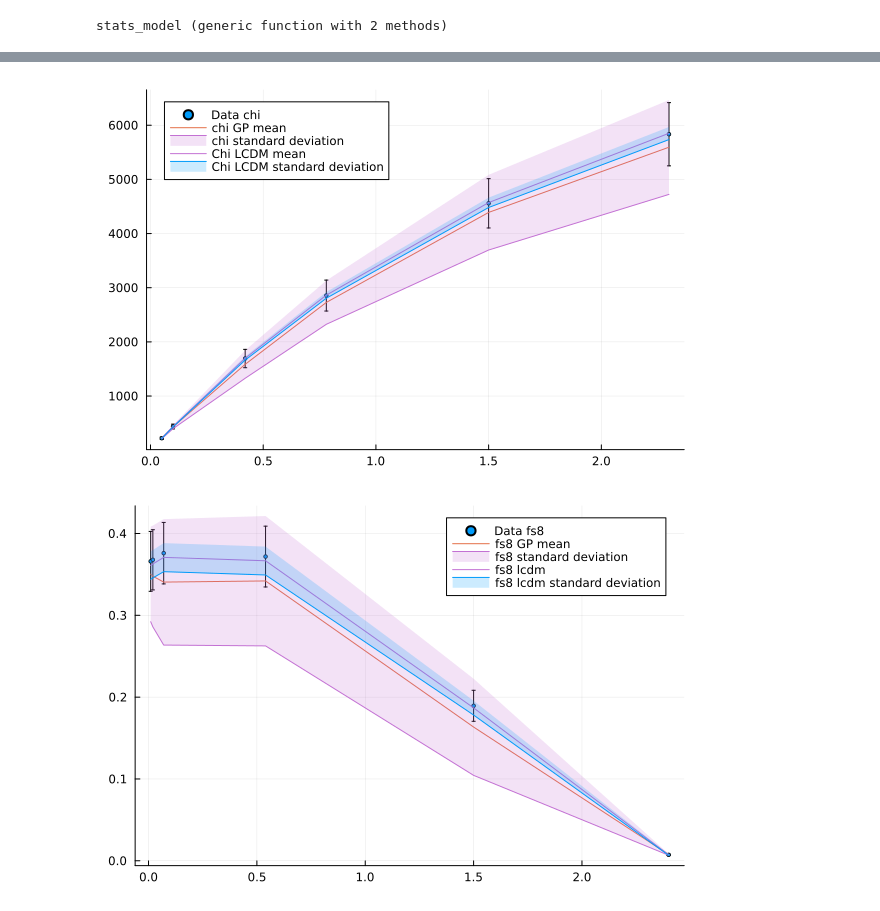
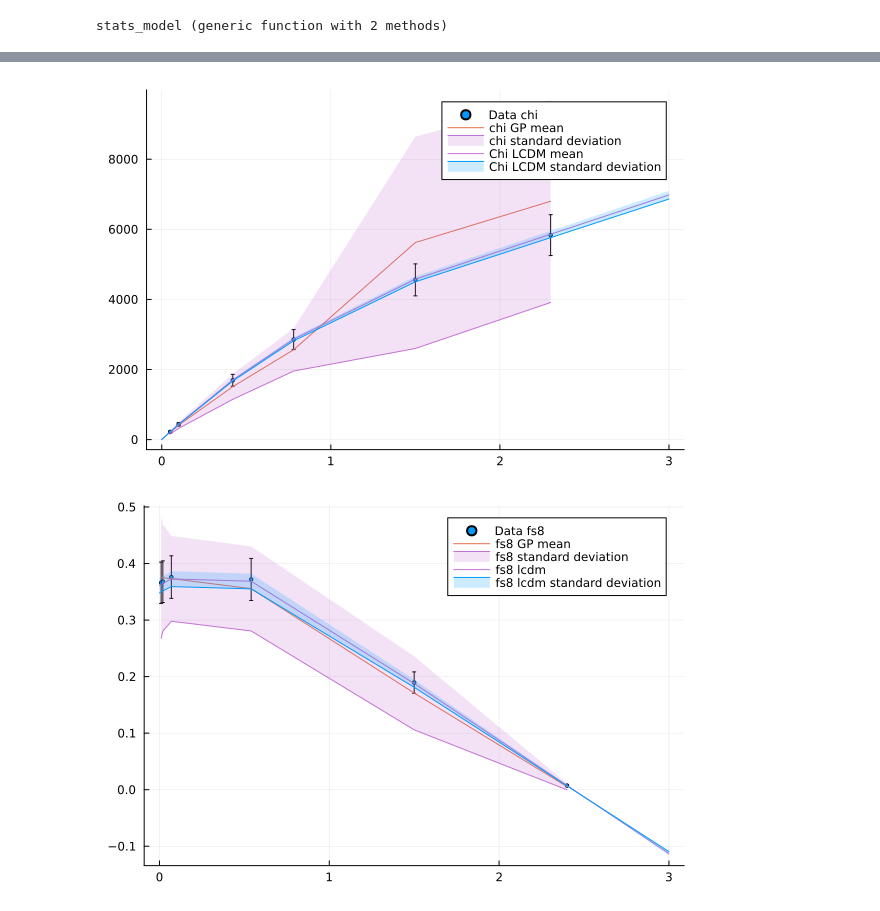
Before and after one commit to JaimeRZP/wb_gp, a Jupyter notebook: Tanvi/LCDM_GP_comparison.ipynb, the cells around one changed output, grey strips where cells are left out. Drawn from its saved outputs; the diff is of its cells as text; code cells hidden in the pictures.

```diff
--- a/Tanvi/LCDM_GP_comparison.ipynb
+++ b/Tanvi/LCDM_GP_comparison.ipynb
@@ -210,3 +210,16 @@ fs8data_lcdm = group(chain_LCDM, :fs8_theory).value.data[:,:,1];
 hz_lcdm_m, hz_lcdm_s = mean(hdata_lcdm, dims=1), std(hdata_lcdm, dims=1);
 dm_lcdm_m, dm_lcdm_s = mean(chidata_lcdm, dims=1), std(chidata_lcdm, dims=1);
 fs8_lcdm_m, fs8_lcdm_s = mean(fs8data_lcdm, dims=1), std(fs8data_lcdm, dims=1);
+# %%
+# mean integration array
+lcdm_hz_itp_m = LinearInterpolation(fakedatahz.z, vec(hz_lcdm_m), extrapolation_bc=Line());
+lcdm_dm_itp_m = LinearInterpolation(fakedatadm.z, vec(dm_lcdm_m), extrapolation_bc=Line());
+lcdm_fs8_itp_m = LinearInterpolation(fakedatafs8.z, vec(fs8_lcdm_m), extrapolation_bc=Line());
+
+# standard deviation integration array
+lcdm_hz_itp_s = LinearInterpolation(fakedatahz.z, vec(hz_lcdm_s), extrapolation_bc=Line());
+lcdm_dm_itp_s = LinearInterpolation(fakedatadm.z, vec(dm_lcdm_s), extrapolation_bc=Line());
+lcdm_fs8_itp_s = LinearInterpolation(fakedatafs8.z, vec(fs8_lcdm_s), extrapolation_bc=Line());
+# %%
+println(size(lcdm_dm_itp_m(z_integ1)))
+z_chi = range(0, 3.0, length=6000);
@@ -359,6 +374,6 @@ end
 # %% [output]
 stats_model (generic function with 2 methods)
 # %%
-chain_gp = sample(stats_model(data_obs), NUTS(10, 0.65), 50)
+chain_gp = sample(stats_model(data_obs), NUTS(20, 0.65), 100)
 # %% [output]
 ┌ Info: Found initial step size
@@ -404,16 +429,16 @@ plot!(fakedatahz.z, vec(hz_lcdm_m .- hz_lcdm_s),  fillrange = vec(hz_lcdm_m .+ h
 # %%
 plot(fakedatadm.z, fakedatadm.data, yerr=dm_err, label="Data chi", ms=2, seriestype=:scatter)
 plot!(fakedatadm.z, vec(chipmean), label="chi GP mean")
 plot!(fakedatadm.z, vec(chipmean .- chips),  fillrange = vec(chipmean .+ chips), fillalpha=0.2, c=4, label="chi standard deviation")
-plot!(fakedatadm.z, vec(dm_lcdm_m), label="Chi LCDM mean")
-plot!(fakedatadm.z, vec(dm_lcdm_m .- dm_lcdm_s),  fillrange = vec(dm_lcdm_m .+ dm_lcdm_s), fillalpha=0.2, c=1, label="Chi LCDM standard deviation")
+plot!(z_chi, lcdm_dm_itp_m(z_chi), label="Chi LCDM mean")
+plot!(z_chi, lcdm_dm_itp_m(z_chi)-lcdm_dm_itp_s(z_chi),  fillrange = lcdm_dm_itp_m(z_chi)+lcdm_dm_itp_s(z_chi), fillalpha=0.2, c=1, label="Chi LCDM standard deviation")
 # %% [output]
-[figure, old version]
+[figure, new version]
 # %%
 plot(fakedatafs8.z, fakedatafs8.data, yerr=fs8_err, label="Data fs8", ms=2, seriestype=:scatter)
 plot!(fakedatafs8.z, vec(fs8pmean), label="fs8 GP mean")
 plot!(fakedatafs8.z, vec(fs8pmean .- fs8ps),  fillrange = vec(fs8pmean .+ fs8ps), fillalpha=0.2, c=4, label="fs8 standard deviation")
-plot!(fakedatafs8.z, vec(fs8_lcdm_m), label="fs8 lcdm")
-plot!(fakedatafs8.z, vec(fs8_lcdm_m .- fs8_lcdm_s),  fillrange = vec(fs8_lcdm_m .+ fs8_lcdm_s), fillalpha=0.2, c=1, label="fs8 lcdm standard deviation")
+plot!(z_integ, lcdm_fs8_itp_m(z_integ), label="fs8 lcdm")
+plot!(z_integ, lcdm_fs8_itp_m(z_integ)-lcdm_fs8_itp_s(z_integ),  fillrange = lcdm_fs8_itp_m(z_integ)+lcdm_fs8_itp_s(z_integ), fillalpha=0.2, c=1, label="fs8 lcdm standard deviation")
 # %% [output]
-[figure, old version]
+[figure, new version]
```
Also changed, not shown: parts of 14 cells of this notebook.
